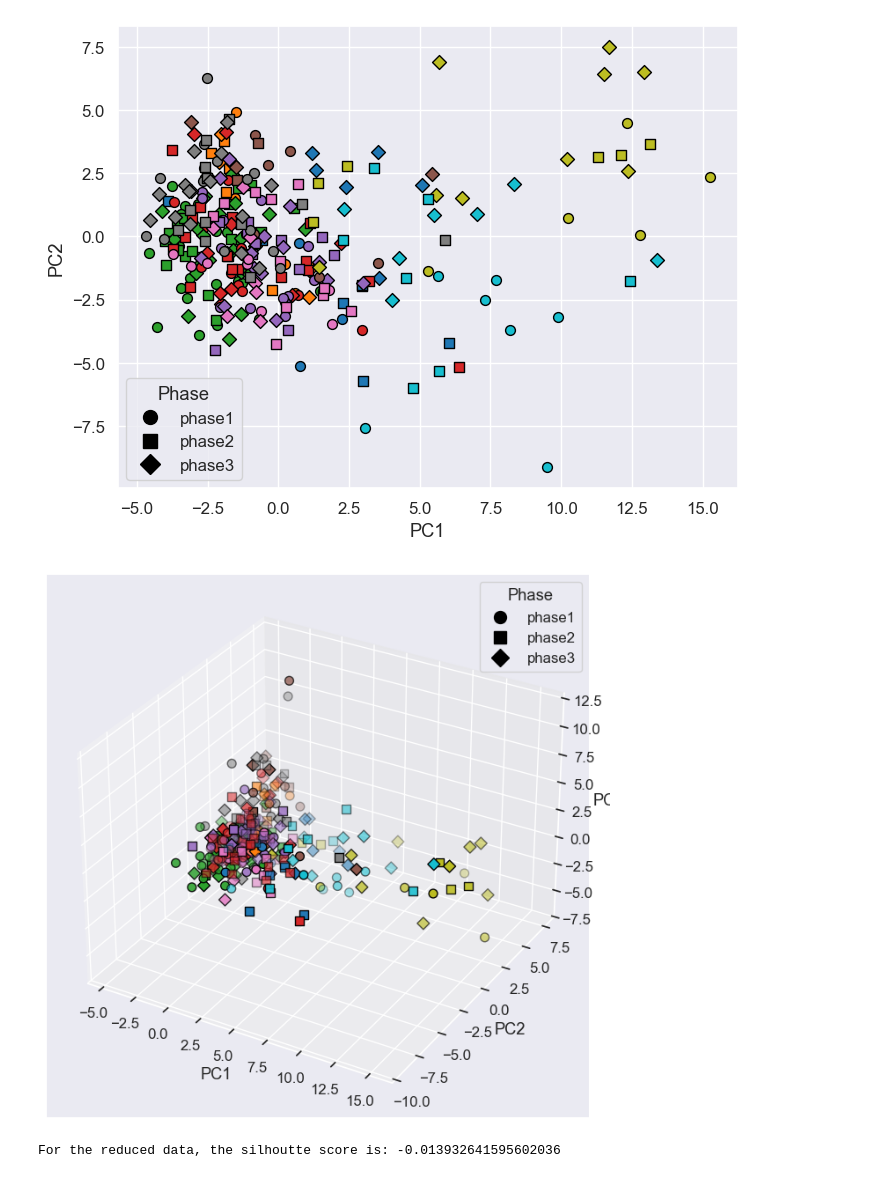
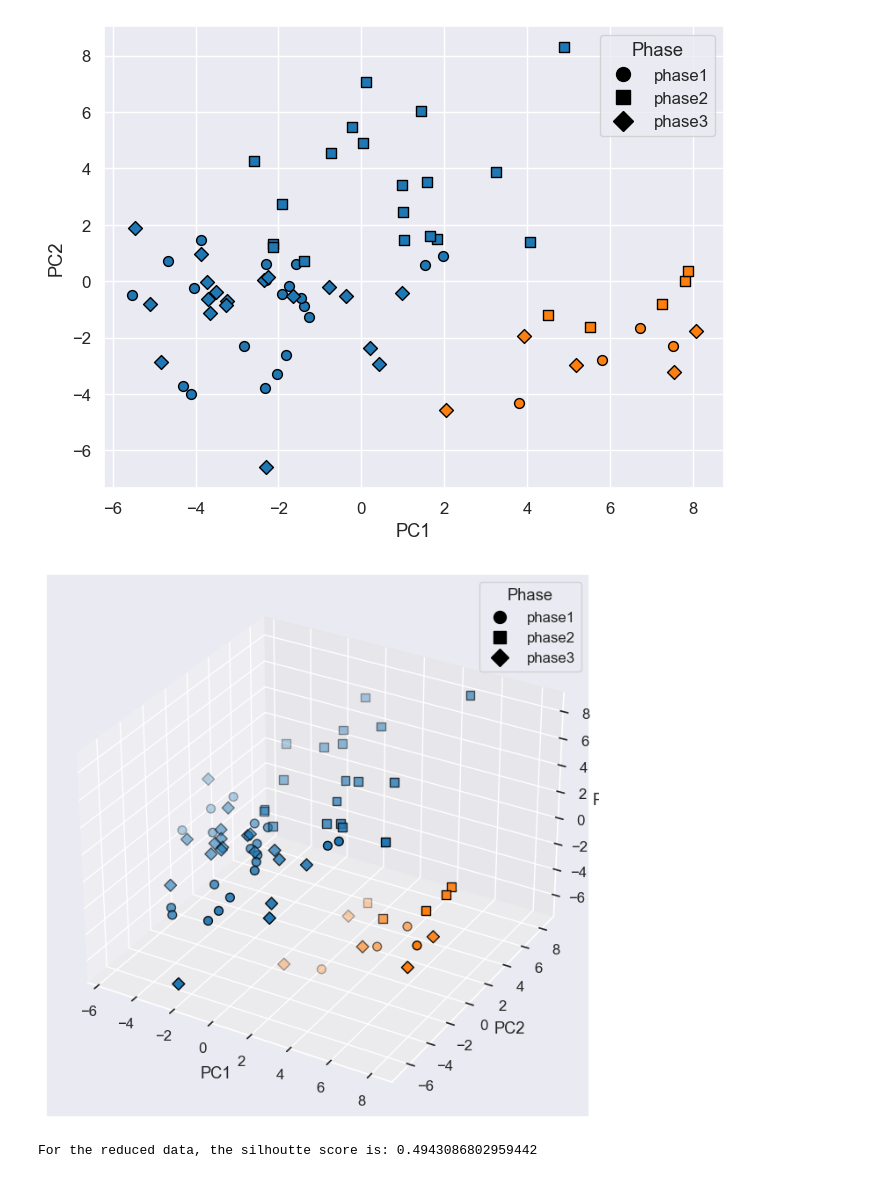
Before and after one commit to maltheaugust/02582_case_2, a Jupyter notebook: VarGMM_test.ipynb, the cells around one changed output. Drawn from its saved outputs; the diff is of its cells as text; code cells hidden in the pictures.

```diff
--- a/VarGMM_test.ipynb
+++ b/VarGMM_test.ipynb
@@ -14,20 +16,20 @@ snb.set_style('darkgrid')
 colors = snb.color_palette()
 snb.set_theme(font_scale=1.1)
 # %%
-N = 14 #Components for clustering
+# N = 20 #Components for clustering
 
-raw_data, metadata = load("data/HR_data_2.csv")
+raw_data, metadata = load("data/HR_data_2.csv", cohort="D1_2")
 
 # raw_data = raw_data[raw_data['Phase']=='phase3']
 phase_values = raw_data['Phase'].to_numpy()  # <-- Save Phase values separately
 raw_data = raw_data.drop(labels='Phase', axis=1)
  #One hot encode instructor?
-data = reduce_to_threshold(raw_data)
+data, _ = reduce_to_threshold(raw_data, threshold=0.85)
 
 data = data.to_numpy()
 data = jnp.array(data)
 
-data=data[:,:N] #two dimensional clustering only?
+data=data[:,:2] #two dimensional clustering only?
 puzzler_vals = np.array(metadata['Puzzler'][:data.shape[0]])
 
 raw_data = raw_data.to_numpy()
@@ -193,9 +170,9 @@ Cluster 1:
 # %%
-plot_data(data, ztrain, phase=phase_values[:data.shape[0]])
+plot_clusters(data, ztrain, phase=phase_values[:data.shape[0]])
 three_d_plot_data(data, ztrain, phase=phase_values[:data.shape[0]])
 
 print(f"For the reduced data, the silhoutte score is: {silhouette_score(data, ztrain)}")
 # %% [output]
-[figure, old version]
+[figure, new version]
-[figure, old version]
+[figure, new version]
-For the reduced data, the silhoutte score is: -0.013932641595602036
+For the reduced data, the silhoutte score is: 0.4943086802959442
```
Also changed, not shown: parts of 5 cells of this notebook, 2 other files.
